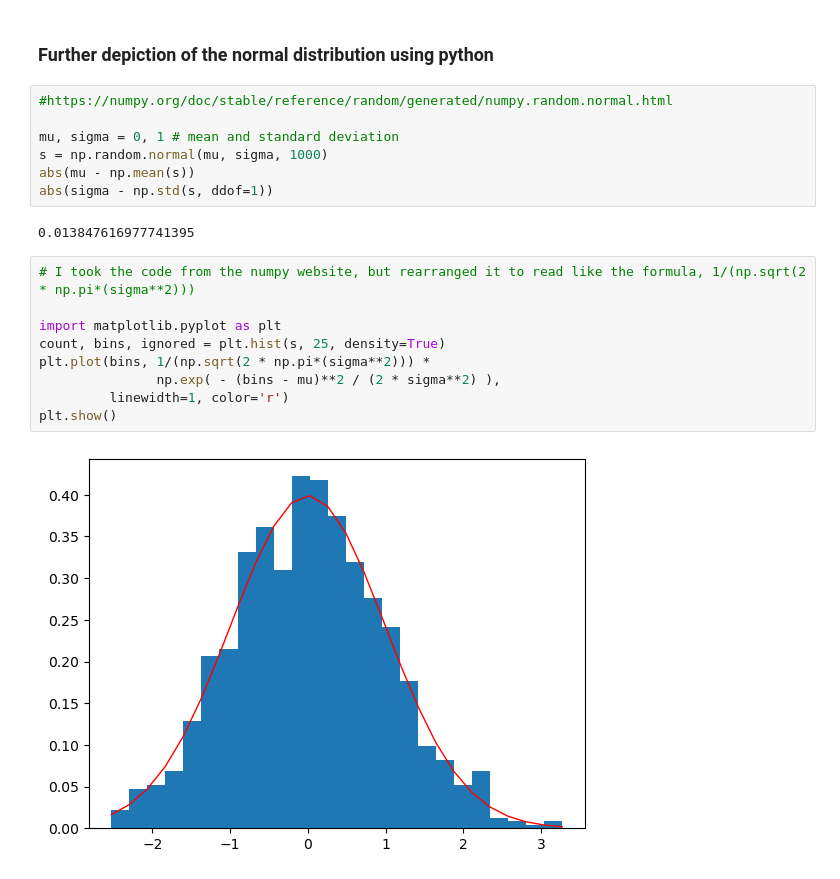
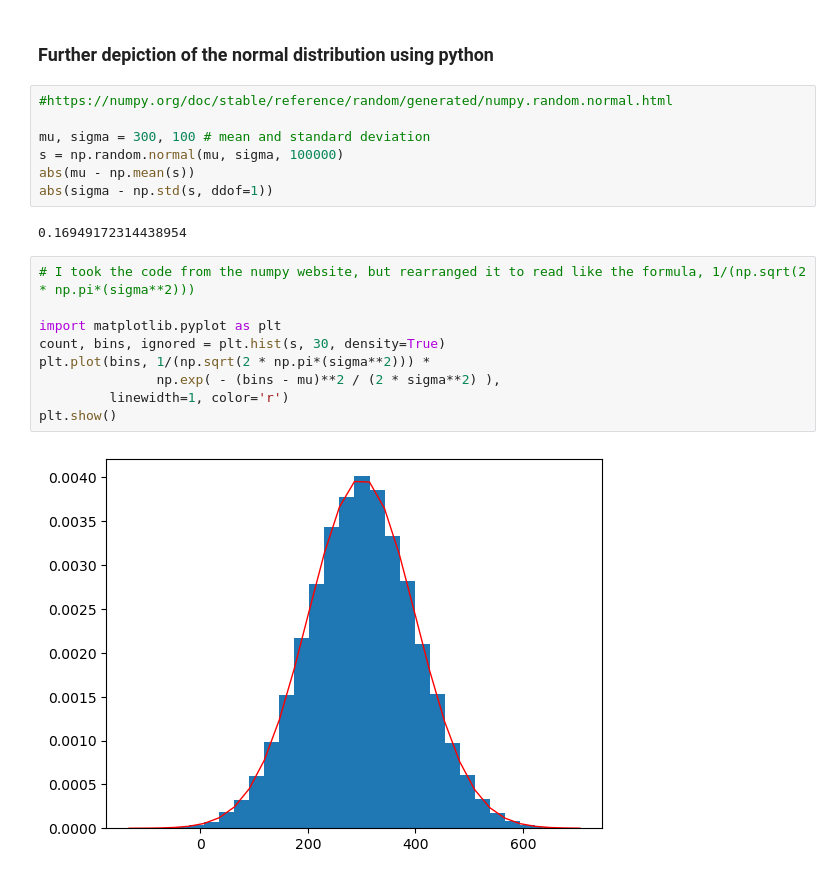
Before and after one commit to RochejamieGMIT/FunData-Assessment, a Jupyter notebook: Normal Distribution Project/redo_Normal Distribution Project.ipynb, the cells around one changed output. Drawn from its saved outputs; the diff is of its cells as text.

```diff
--- a/Normal Distribution Project/redo_Normal Distribution Project.ipynb
+++ b/Normal Distribution Project/redo_Normal Distribution Project.ipynb
@@ -60,20 +62,20 @@ Standard deviation ($\sigma$) is the distance of the values from the mean/averag
 # %%
 #https://numpy.org/doc/stable/reference/random/generated/numpy.random.normal.html
 
-mu, sigma = 0, 1 # mean and standard deviation
-s = np.random.normal(mu, sigma, 1000)
+mu, sigma = 300, 100 # mean and standard deviation
+s = np.random.normal(mu, sigma, 100000)
 abs(mu - np.mean(s))
 abs(sigma - np.std(s, ddof=1))
 # %% [output]
-0.013847616977741395
+0.16949172314438954
 # %%
 # I took the code from the numpy website, but rearranged it to read like the formula, 1/(np.sqrt(2 * np.pi*(sigma**2)))
 
 import matplotlib.pyplot as plt
-count, bins, ignored = plt.hist(s, 25, density=True)
+count, bins, ignored = plt.hist(s, 30, density=True)
 plt.plot(bins, 1/(np.sqrt(2 * np.pi*(sigma**2))) *
                np.exp( - (bins - mu)**2 / (2 * sigma**2) ),
          linewidth=1, color='r')
 plt.show()
 # %% [output]
-[figure, old version]
+[figure, new version]
```
Also changed, not shown: parts of 5 cells of this notebook, 3 other files.
